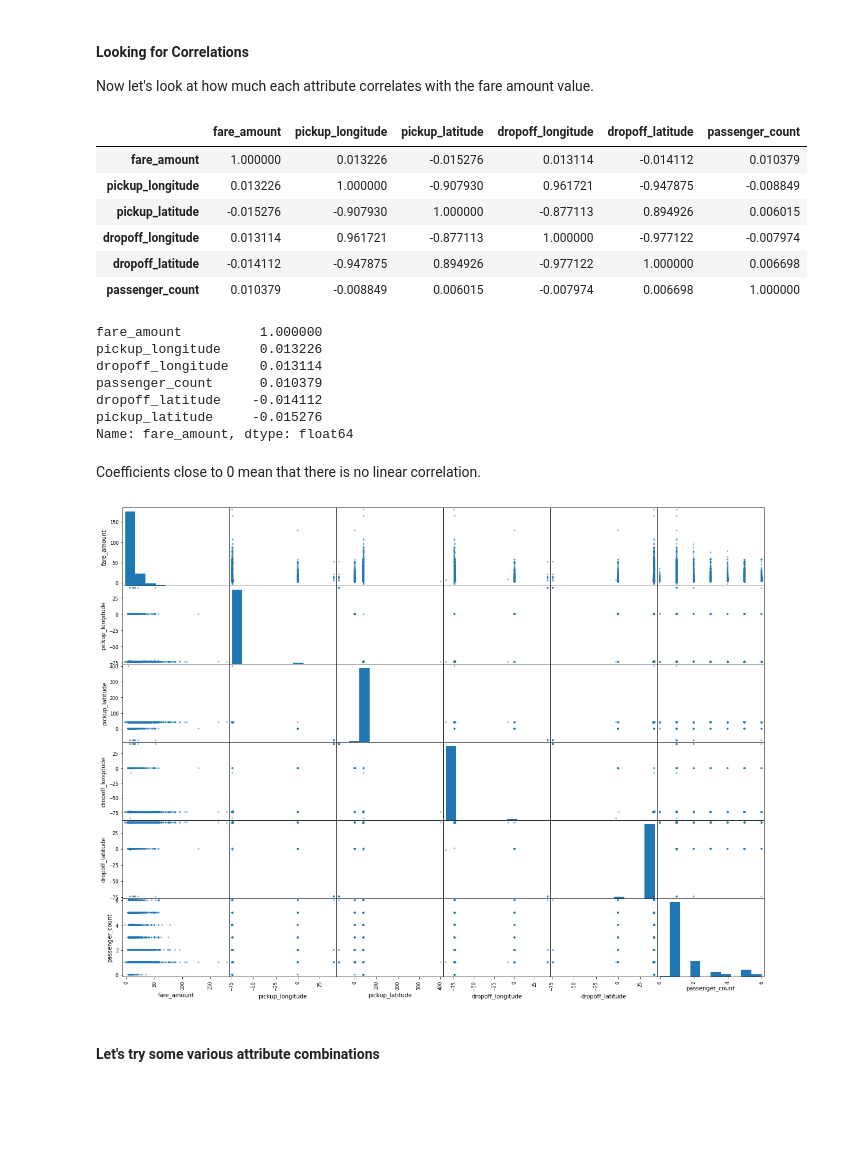
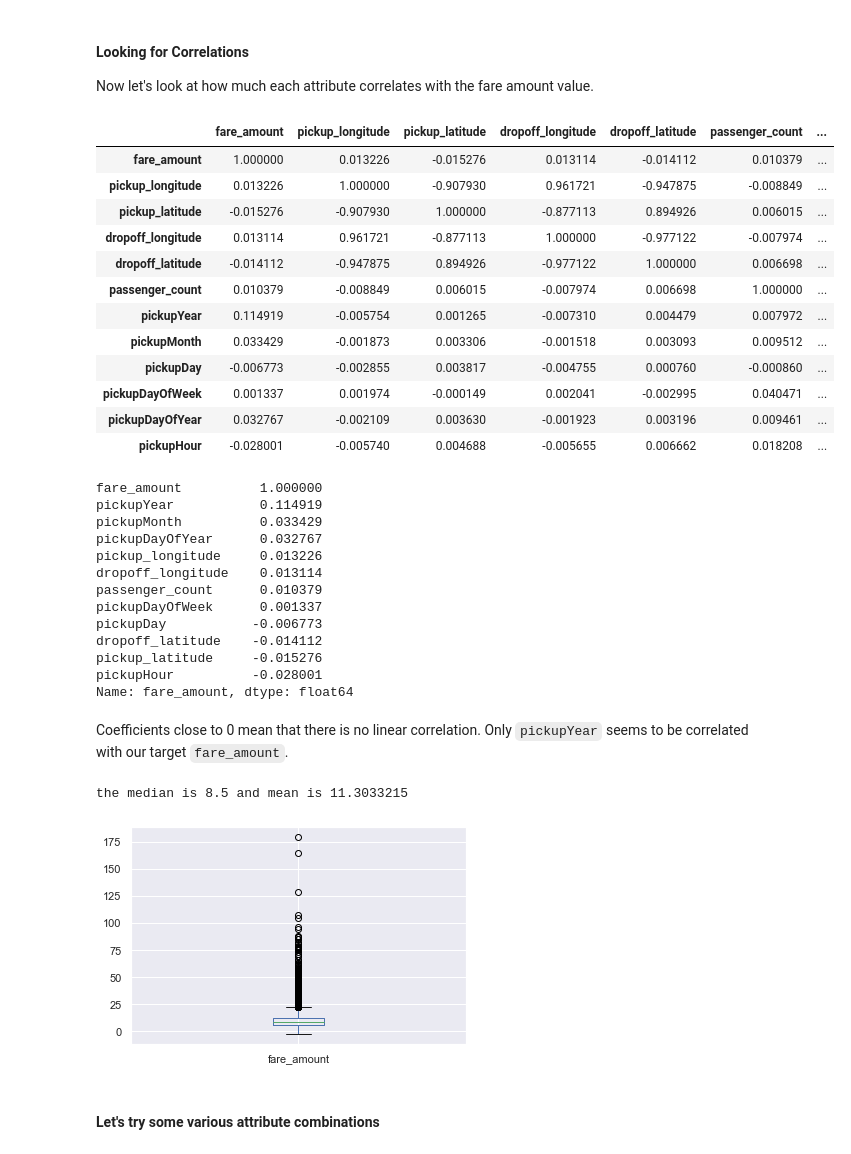
Before and after one commit to orlanehz/data-science-projects, a Jupyter notebook: 01-first-kaggle-project.ipynb, the cells around one changed output. Saved outputs shown, nothing was run; the diff lists cells and outputs as text; code cells hidden in the pictures; blank space fills up the shorter version.

```diff
--- a/01-first-kaggle-project.ipynb
+++ b/01-first-kaggle-project.ipynb
@@ -183,0 +213,6 @@ We notice that some attributes have a tail-heavy distribution. It seems maybe th
+# %%
+# We import the data again but we parse dates
+taxi_train_set = pd.read_csv("datasets/new-york-city-taxi/train.csv", nrows=NB_ROWS,
+                  low_memory=False,
+                  parse_dates=["pickup_datetime"])
+taxi_train_set.head()
@@ -183,0 +249,4 @@ We notice that some attributes have a tail-heavy distribution. It seems maybe th
+# %%
+# Sort DataFrame in date order
+taxi_train_set.sort_values(by=["pickup_datetime"], inplace=True, ascending=True)
+taxi_train_set.pickup_datetime.head(10)
@@ -183,0 +265,8 @@ We notice that some attributes have a tail-heavy distribution. It seems maybe th
+# %%
+# Add datetime parameters for pickup_datetime column
+taxi_train_set["pickupYear"] = taxi_train_set.pickup_datetime.dt.year
+taxi_train_set["pickupMonth"] = taxi_train_set.pickup_datetime.dt.month
+taxi_train_set["pickupDay"] = taxi_train_set.pickup_datetime.dt.day
+taxi_train_set["pickupDayOfWeek"] = taxi_train_set.pickup_datetime.dt.dayofweek
+taxi_train_set["pickupDayOfYear"] = taxi_train_set.pickup_datetime.dt.dayofyear
+taxi_train_set["pickupHour"] = taxi_train_set.pickup_datetime.dt.hour
@@ -183,0 +291,3 @@ We notice that some attributes have a tail-heavy distribution. It seems maybe th
+# %%
+# We don't need the pickup_datetime attribute anymore
+taxi_train_set.drop("pickup_datetime", axis=1, inplace=True)
@@ -233,32 +378,37 @@ taxi.plot(kind="scatter", x="dropoff_longitude", y="dropoff_latitude");
 
 Now let's look at how much each attribute correlates with the fare amount value.
 # %%
-corr_matrix = taxi.corr()
+corr_matrix = taxi_train_set.corr()
 corr_matrix
 # %% [output]
-|  | fare_amount | pickup_longitude | pickup_latitude | dropoff_longitude | dropoff_latitude | passenger_count |
-| fare_amount | 1.000000 | 0.013226 | -0.015276 | 0.013114 | -0.014112 | 0.010379 |
-| pickup_longitude | 0.013226 | 1.000000 | -0.907930 | 0.961721 | -0.947875 | -0.008849 |
-| pickup_latitude | -0.015276 | -0.907930 | 1.000000 | -0.877113 | 0.894926 | 0.006015 |
-| dropoff_longitude | 0.013114 | 0.961721 | -0.877113 | 1.000000 | -0.977122 | -0.007974 |
-| dropoff_latitude | -0.014112 | -0.947875 | 0.894926 | -0.977122 | 1.000000 | 0.006698 |
-| passenger_count | 0.010379 | -0.008849 | 0.006015 | -0.007974 | 0.006698 | 1.000000 |
+|  | fare_amount | pickup_longitude | pickup_latitude | dropoff_longitude | dropoff_latitude | passenger_count | ... |
+| fare_amount | 1.000000 | 0.013226 | -0.015276 | 0.013114 | -0.014112 | 0.010379 | ... |
+| pickup_longitude | 0.013226 | 1.000000 | -0.907930 | 0.961721 | -0.947875 | -0.008849 | ... |
+| pickup_latitude | -0.015276 | -0.907930 | 1.000000 | -0.877113 | 0.894926 | 0.006015 | ... |
+| dropoff_longitude | 0.013114 | 0.961721 | -0.877113 | 1.000000 | -0.977122 | -0.007974 | ... |
+| dropoff_latitude | -0.014112 | -0.947875 | 0.894926 | -0.977122 | 1.000000 | 0.006698 | ... |
+| passenger_count | 0.010379 | -0.008849 | 0.006015 | -0.007974 | 0.006698 | 1.000000 | ... |
+| pickupYear | 0.114919 | -0.005754 | 0.001265 | -0.007310 | 0.004479 | 0.007972 | ... |
+| pickupMonth | 0.033429 | -0.001873 | 0.003306 | -0.001518 | 0.003093 | 0.009512 | ... |
+| pickupDay | -0.006773 | -0.002855 | 0.003817 | -0.004755 | 0.000760 | -0.000860 | ... |
+| pickupDayOfWeek | 0.001337 | 0.001974 | -0.000149 | 0.002041 | -0.002995 | 0.040471 | ... |
+| pickupDayOfYear | 0.032767 | -0.002109 | 0.003630 | -0.001923 | 0.003196 | 0.009461 | ... |
+| pickupHour | -0.028001 | -0.005740 | 0.004688 | -0.005655 | 0.006662 | 0.018208 | ... |
 # %%
 corr_matrix["fare_amount"].sort_values(ascending=False)
 # %% [output]
 fare_amount          1.000000
+pickupYear           0.114919
+pickupMonth          0.033429
+pickupDayOfYear      0.032767
 pickup_longitude     0.013226
 dropoff_longitude    0.013114
 passenger_count      0.010379
+pickupDayOfWeek      0.001337
+pickupDay           -0.006773
 dropoff_latitude    -0.014112
 pickup_latitude     -0.015276
+pickupHour          -0.028001
 Name: fare_amount, dtype: float64
 # %% [markdown]
-Coefficients close to 0 mean that there is no linear correlation.
+Coefficients close to 0 mean that there is no linear correlation. Only `pickupYear` seems to be correlated with our target `fare_amount`.
-# %%
-from pandas.plotting import scatter_matrix
-attributes = ["fare_amount", "pickup_longitude", "pickup_latitude", "dropoff_longitude", "dropoff_latitude", "passenger_count"]
-scatter_matrix(taxi[attributes], figsize=(20, 15))
-plt.show()
-# %% [output]
-[figure, removed]
@@ -267,2 +415,8 @@ plt.show()
+# %%
+taxi_train_set.fare_amount.plot.box()
+print("the median is", taxi_train_set.fare_amount.median(), "and mean is", taxi_train_set.fare_amount.mean())
+# %% [output]
+the median is 8.5 and mean is 11.3033215
+[figure, added]
 # %% [markdown]
 #### Let's try some various attribute combinations
```
Also changed, not shown: parts of 126 cells of this notebook.
